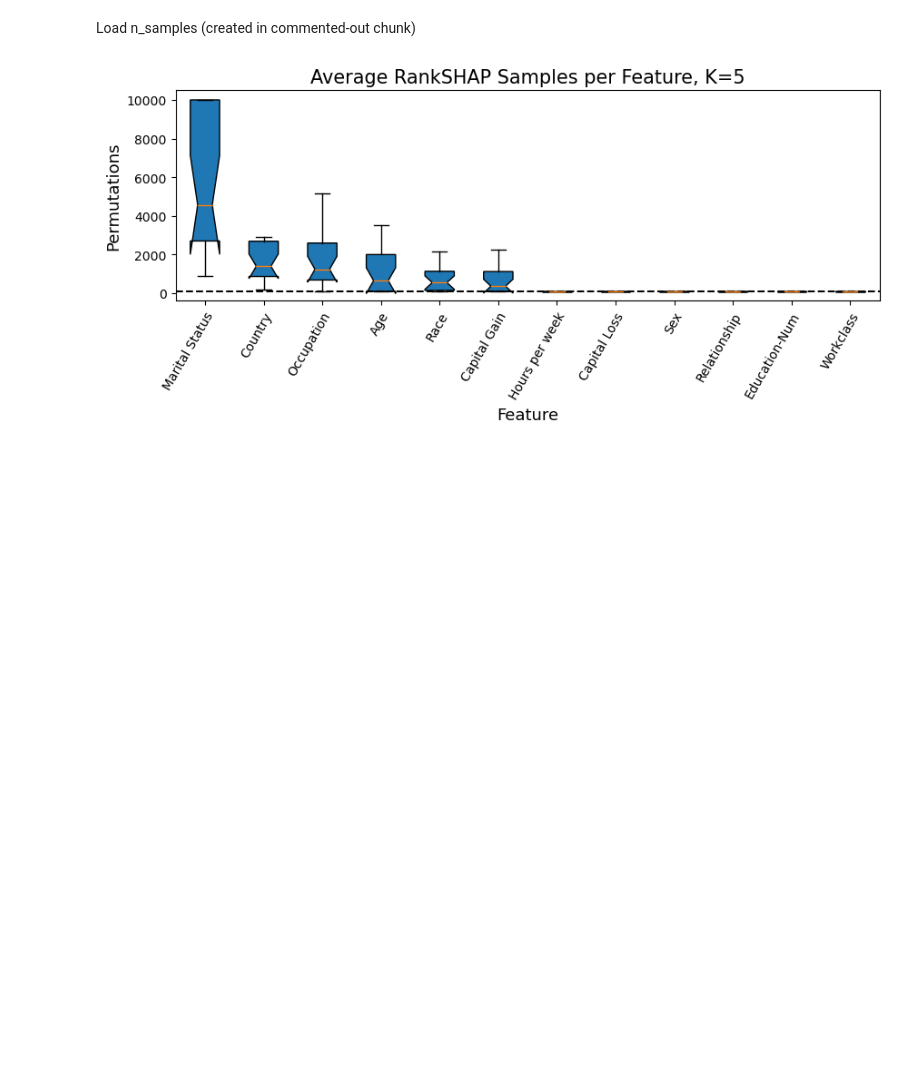
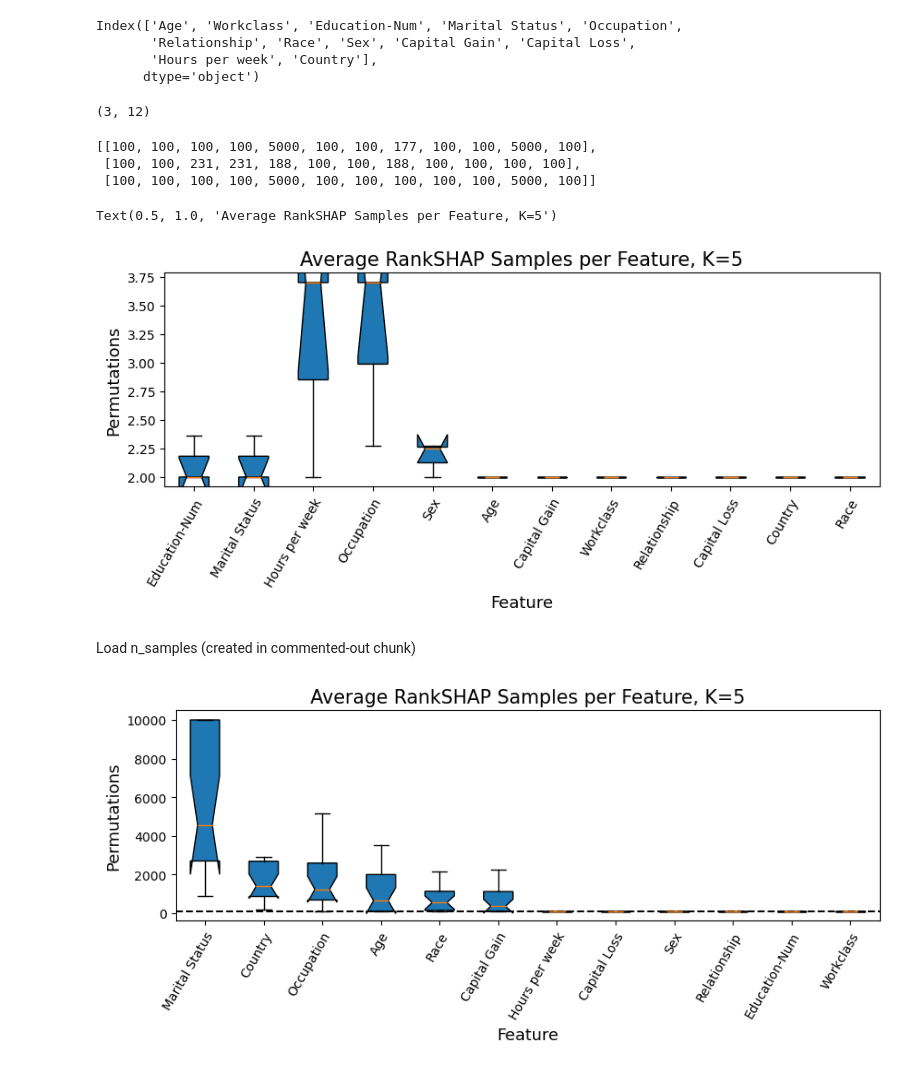
Before and after one commit to jeremy-goldwasser/feature-rankings, a Jupyter notebook: Experiments/Analysis/n_samples_rankshap.ipynb, the cells around one changed output. Saved outputs shown, nothing was run; the diff lists cells and outputs as text; code cells hidden in the pictures; blank space fills up the shorter version.

```diff
--- a/Experiments/Analysis/n_samples_rankshap.ipynb
+++ b/Experiments/Analysis/n_samples_rankshap.ipynb
@@ -26,2 +28,62 @@ d = len(colnames)
+# %%
+import pandas as pd
+data_dir = join(dir_path, "Experiments", "Data")
+X_orig = pd.read_csv(join(data_dir, "census", "census_X.csv"), index_col=0)
+colnames = X_orig.columns
+colnames
+# %% [output]
+Index(['Age', 'Workclass', 'Education-Num', 'Marital Status', 'Occupation',
+       'Relationship', 'Race', 'Sex', 'Capital Gain', 'Capital Loss',
+       'Hours per week', 'Country'],
+      dtype='object')
+# %%
+N_runs = 3
+K = 5
+dataset = "census"
+X_train, y_train, X_test, y_test, mapping_dict = load_data(join(dir_path, "Experiments", "Data"), dataset)
+d = len(mapping_dict)
+model = train_model(X_train, y_train, model="nn", lime=False)
+# 0 good; 2 oK
+xloc = X_train[0]
+N_samples_all_runs = []
+shap_vals_all = []
+for i in range(N_runs):
+    rankshap_vals, diffs, N, converged = top_k.rankshap(model, X_train, xloc, mapping_dict=mapping_dict,
+                                                    K=K, alpha=0.2, n_equal=True, guarantee='rank',
+                                                    max_n_perms=5000, abs=True)
+    # if converged:
+    N_samples_all_runs.append([len(diffs_feat) for diffs_feat in diffs])
+    shap_vals_all.append(rankshap_vals)
+# %%
+print(np.array(N_samples_all_runs).shape)
+np.mean(shap_vals_all, axis=0).shape
+N_samples_all_runs
+# %% [output]
+(3, 12)
+[[100, 100, 100, 100, 5000, 100, 100, 177, 100, 100, 5000, 100],
+ [100, 100, 231, 231, 188, 100, 100, 188, 100, 100, 100, 100],
+ [100, 100, 100, 100, 5000, 100, 100, 100, 100, 100, 5000, 100]]
+# %%
+N_samples_all_runs = np.array(N_samples_all_runs)
+meds = np.median(N_samples_all_runs, axis=0)
+order = helper.get_ranking(rankshap_vals, abs=True)
+
+plt.figure(figsize=(10,4))
+c = "blue"
+ordered_samples = np.log10(N_samples_all_runs[:,order])
+# ordered_samples = N_samples_all_runs[:,order]
+plt.boxplot(ordered_samples, showfliers=True, notch=True, patch_artist=True)
+
+plt.xticks(np.arange(d)+1, colnames[order], rotation=60, rotation_mode='anchor', ha="right")
+# plt.axhline(100, color="black", linestyle="dashed")
+plt.subplots_adjust(bottom=0.3)
+plt.xlabel("Feature", size=13)
+plt.ylabel("Permutations (log10)", size=13)
+plt.title("Average RankSHAP Samples per Feature, K=5", size=15)
+# plt.savefig(join(dir_path, "Experiments", "Figures", "n_samples_rankshap.png"), bbox_inches="tight")
+# plt.show()
+# %% [output]
+Text(0.5, 1.0, 'Average RankSHAP Samples per Feature, K=5')
+[figure, added]
 # %% [markdown]
 Load n_samples (created in commented-out chunk)
```
Also changed, not shown: parts of 3 cells of this notebook, 15 other files.
